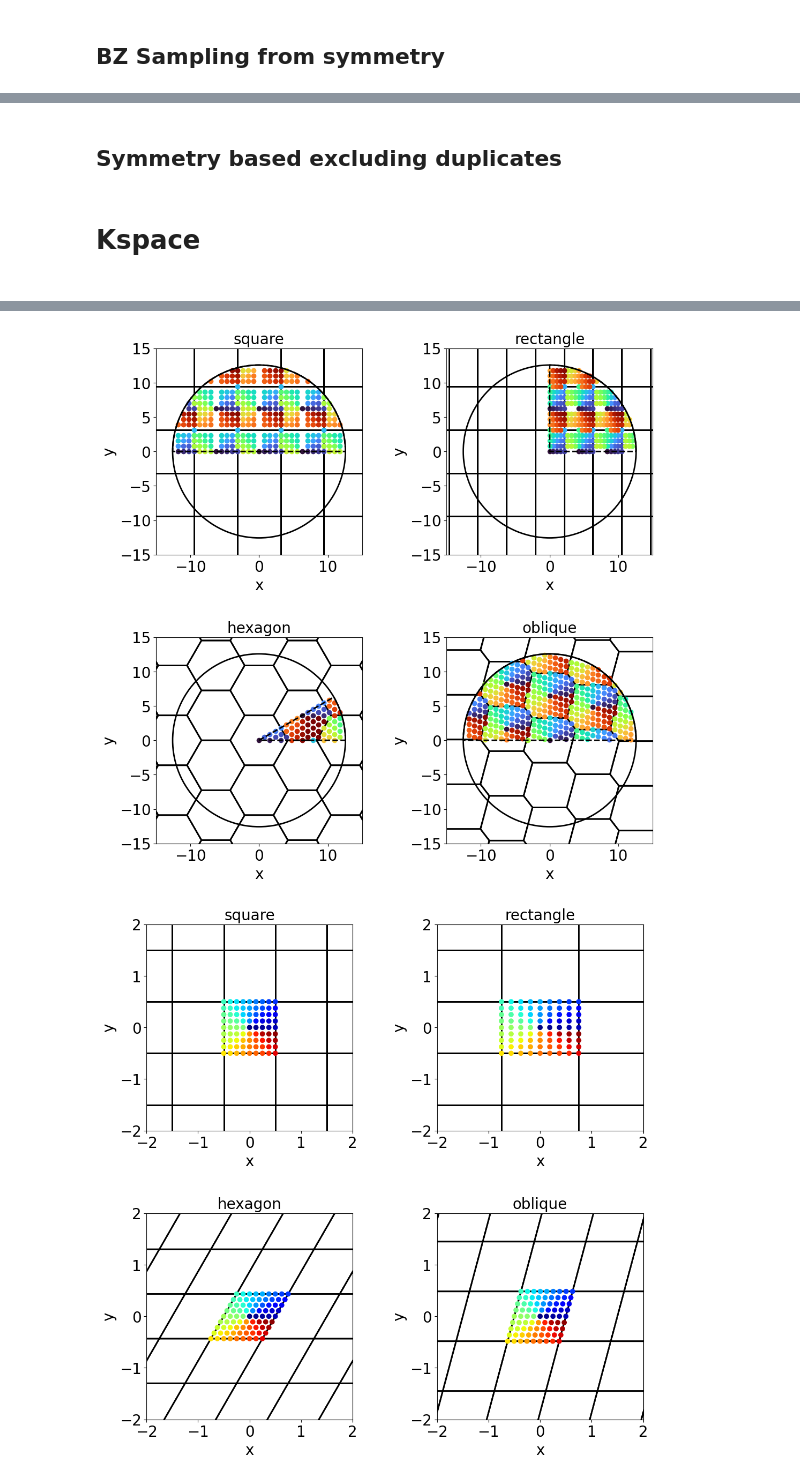
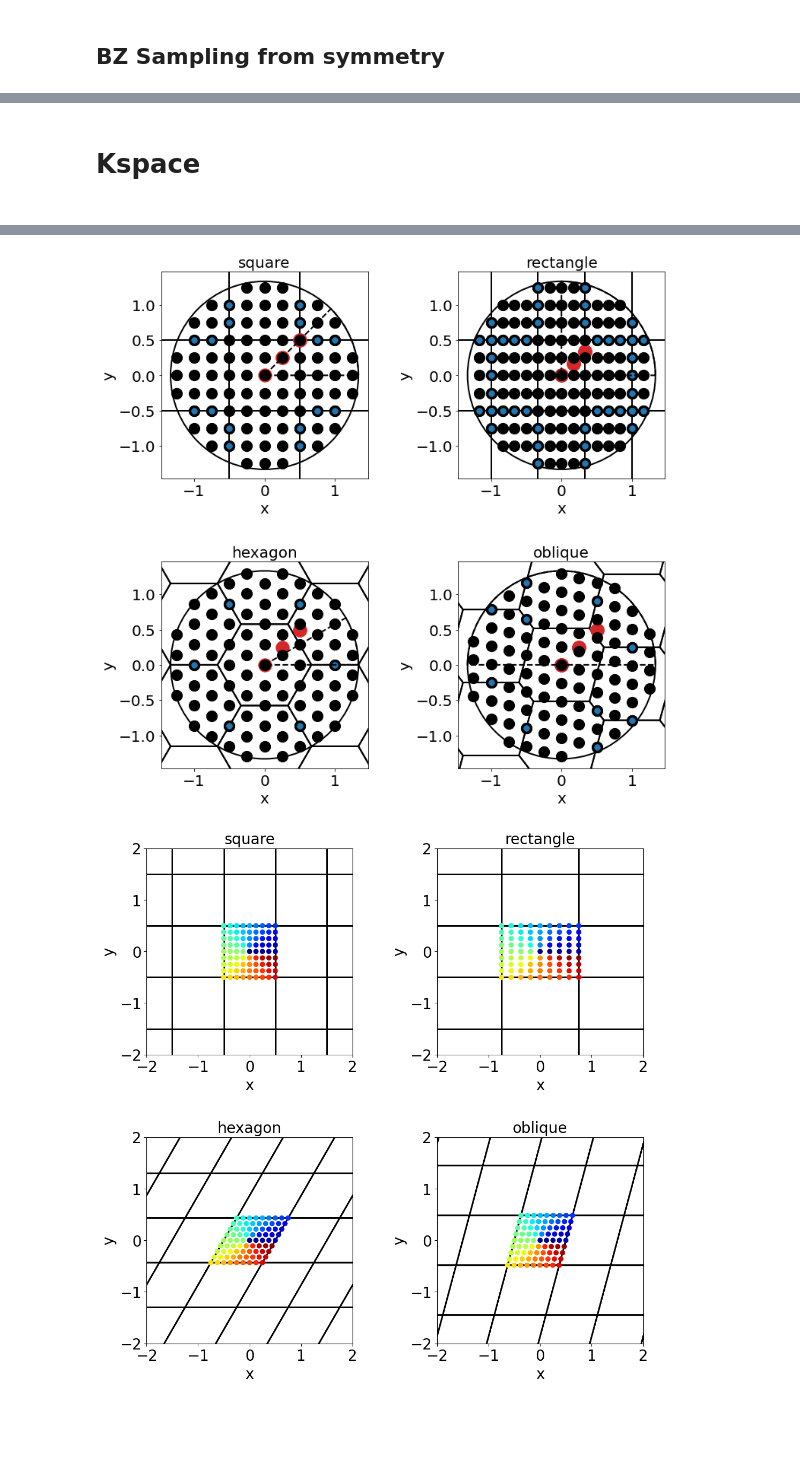
Before and after one commit to jcmwave/reciprocal, a Jupyter notebook: notebooks/examples.ipynb, the cells around one changed output, grey strips where cells are left out. Saved outputs shown, nothing was run; the diff lists cells and outputs as text; code cells hidden in the pictures; blank space fills up the shorter version.

Commit message:
further updates to symmetry

```diff
--- a/notebooks/examples.ipynb
+++ b/notebooks/examples.ipynb
@@ -32,7 +32,7 @@ def get_lattice_vectors(shape):
 
 def get_symmetry(shape):
     if shape == 'square':
-        return 'SIGMA_V'
+        return 'D4'
     elif shape == 'rectangle':
         return 'D2'
     elif shape == 'hexagon':
@@ -208,7 +208,7 @@ fig = plt.figure(figsize=(12,12))
 gs = gridspec.GridSpec(2, 2, fig, wspace=0.4, hspace=0.4)
 
 for ilat, lat_shape in enumerate(['square', 'rectangle', 'hexagon', 'oblique']):
-    #print(lat_shape)
+    print(lat_shape)
     index =  np.unravel_index(ilat, (2,2))
     ax = fig.add_subplot(gs[index])
     canvas = Canvas(ax=ax)
@@ -217,12 +217,13 @@ for ilat, lat_shape in enumerate(['square', 'rectangle', 'hexagon', 'oblique']):
     rlat = lat.make_reciprocal()
     #print("lattice lengths: [{} {}]".format(rlat.vectors.length1, rlat.vectors.length2))
     canvas.plot_tesselation(rlat)
-    constraint = {'type':'n_points', 'value':8}
+    canvas.plot_vectors(rlat)
+    constraint = {'type':'n_points', 'value':4}
     sampling, weighting, int_element = rlat.unit_cell.sample(use_symmetry=True,
                                                             constraint=constraint)
     #print(sampling)
     #print("integration element: {}".format(int_element))
-    print("unique weighting: {}".format(np.unique(weighting)))
+    #print("unique weighting: {}".format(np.unique(weighting)))
     #print(np.sum(weighting))
     canvas.plot_point_sampling_weighted(sampling, weighting)
     #full_area = rlat.unit_cell.area()
@@ -247,2 +247,0 @@ integration value check: 1.0255102040816324
-# %% [markdown]
-## Symmetry based excluding duplicates
@@ -285,10 +253,11 @@ fig = plt.figure(figsize=(12,12))
 gs = gridspec.GridSpec(2, 2, fig, wspace=0.4, hspace=0.4)
 
 for ilat, lat_shape in enumerate(['square', 'rectangle', 'hexagon', 'oblique']):
+    print(lat_shape)
     index =  np.unravel_index(ilat, (2,2))
     ax = fig.add_subplot(gs[index])
     canvas = Canvas(ax=ax)
-    wvl = 0.5
+    wvl = 1.5*np.pi
     k0 = 2*np.pi/wvl
     kspace = KSpace(wvl, symmetry=get_symmetry(lat_shape), fermi_radius=k0)
     lat_vec = get_lattice_vectors(lat_shape)
@@ -297,14 +266,68 @@ for ilat, lat_shape in enumerate(['square', 'rectangle', 'hexagon', 'oblique']):
     kspace.apply_lattice(rlat)
     canvas.plot_tesselation(rlat)
     canvas.plot_fermi_circle(kspace)
-    families = kspace.periodic_sampler.sample_bloch_families(restrict_to_sym_cone=True)
-    canvas.plot_bloch_families(families)
+    #families = kspace.periodic_sampler.sample_bloch_families(restrict_to_sym_cone=True)
+    constraint = {'type':'n_points', 'value':3}
+    sampling, weighting, int_element, sym_ops = rlat.unit_cell.sample_irreducible(constraint=constraint)
+    plt.scatter(sampling[:, 0], sampling[:,0], s=300, c='tab:red')
+    #print(sampling.shape)
+    #print(len(sym_ops))
+    #print(len(sym_ops[0]))
+    #canvas.plot_point_sampling(sampling)
+    families, all_kv, sym_ops = kspace.periodic_sampler._bloch_fam_from_sample(sampling, 1e-5, False, symmetries=sym_ops)
+    #canvas.plot_bloch_families(families)
+    all_points = []
+    for num, fam in families.items():
+        #if not num == 1:
+        #    continue
+        #canvas.plot_point_sampling(fam, color=color)
+        #plt.scatter(fam.kx, fam.ky, s=200, c='k')
+        #print(fam.kx, fam.ky, fam.order1, fam.order2, sym_ops[num])
+        #for row in range(fam.n_rows):
+        #print(sym_ops[num])
+        #print(sym_ops[num])
+        sym = rlat.unit_cell.symmetry()-sym_ops[num]
+
+
+        sym_points = sym.apply_symmetry_operators(fam.k)
+        #print(fam.n_rows, sym_points.shape[0])
+        #print(sym_points)
+        all_points.append(sym_points)
+        #plt.scatter(sym_points[:,0], sym_points[:,1], s=50, c='tab:blue')
+        #print(sym)
+        #print(sym_points)
+        #print(sym_points.shape[0])
+        #color = choose_color(num, len(families))
+        #canvas.plot_point_sampling(sym_points, color=color)
+
+    all_points = np.vstack(all_points)
+    plt.scatter(all_points[:,0], all_points[:, 1], s=200, c='k')
+    if True:
+        duplicates = []
+        is_duplicate = np.zeros(all_points.shape[0], dtype=bool)
+        for row in range(all_points.shape[0]):
+            point0 = all_points[row, :]
+            if is_duplicate[row]:
+                pass #continue
+            for row2 in range(all_points.shape[0]):
+                if row == row2:
+                    continue
+                if is_duplicate[row2]:
+                    pass #continue
+                point1 = all_points[row2, :]
+                if np.linalg.norm(point0-point1) < 1e-6:
+                    duplicates.append(point0)
+                    is_duplicate[row] = True
+                    is_duplicate[row2] = True
+        if len(duplicates) > 0:
+            duplicates = np.vstack(duplicates)
+            plt.scatter(duplicates[:, 0], duplicates[:, 1], s=50, c='tab:blue')
     canvas.plot_symmetry_cone(kspace)
 
 
     plt.xlabel('x')
     plt.ylabel('y')
-    plt.xlim([-15, 15])
-    plt.ylim([-15, 15])
+    plt.xlim([-k0*1.1, k0*1.1])
+    plt.ylim([-1.1*k0, 1.1*k0])
     plt.title(lat_shape, fontsize=20)
 # %% [output]
@@ -328,4 +342,4 @@ sym ops: [PointSymmetry.D4, PointSymmetry.C4, PointSymmetry.D4, PointSymmetry.C2
-[figure, old version]
+[figure, new version]
 # %%
 # %% [output]
 [figure]
```
Also changed, not shown: parts of 7 cells of this notebook, 3 other files.
